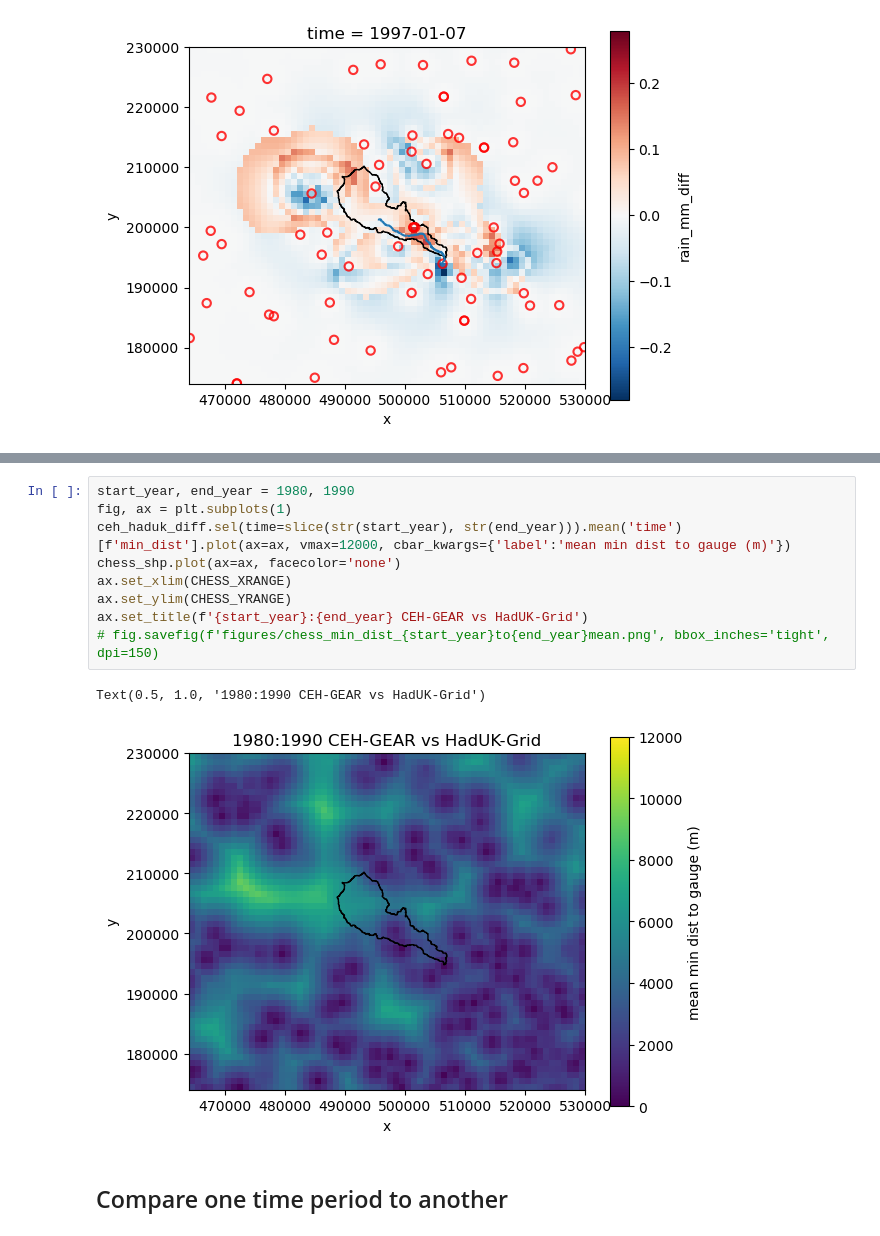
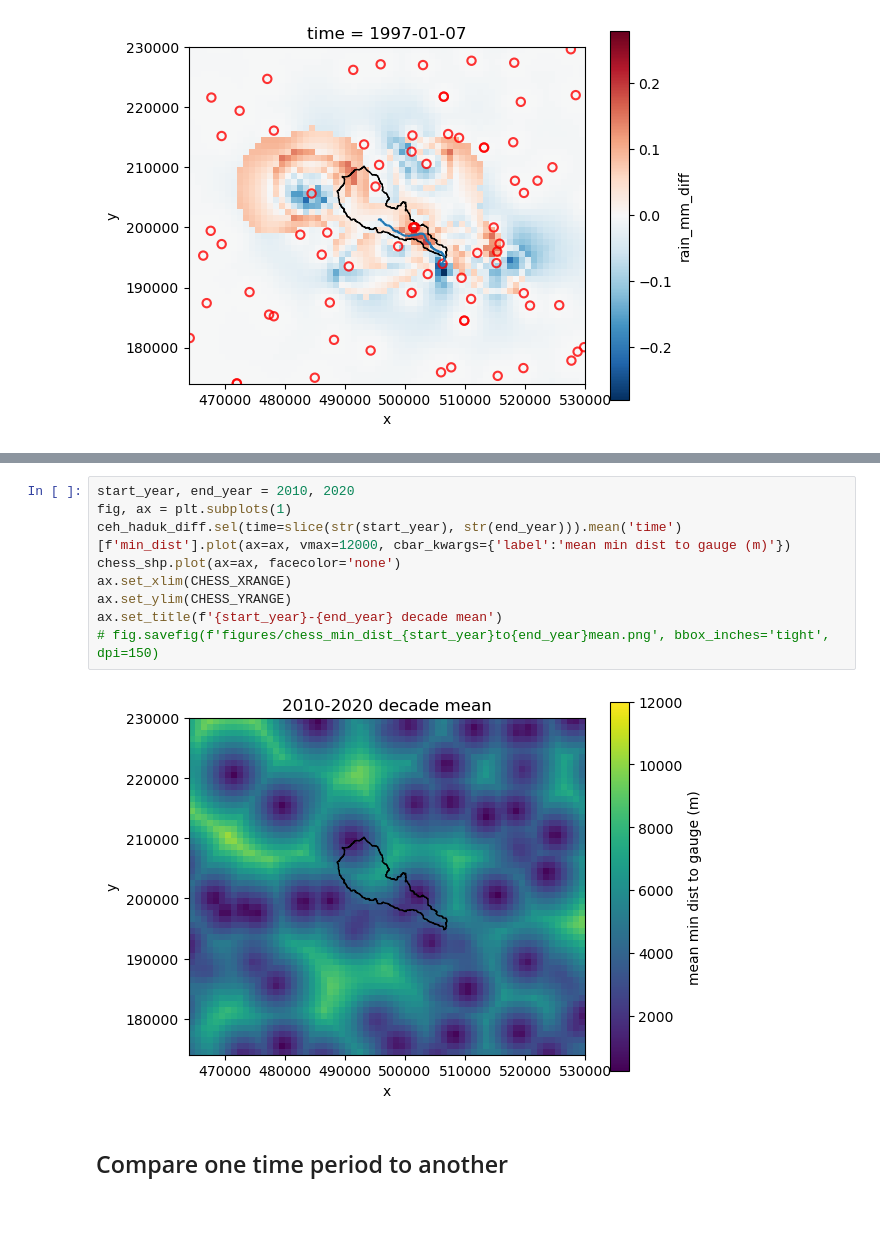
Before and after one commit to Thomasjkeel/FDRI_Chess-rain-gauges, a Jupyter notebook: chess_catchment.ipynb, the cells around one changed output, grey strips where cells are left out. Saved outputs shown, nothing was run; the diff lists cells and outputs as text.

```diff
--- a/chess_catchment.ipynb
+++ b/chess_catchment.ipynb
@@ -189,15 +188,14 @@ Text(0.5, 1.0, '1980:1990 CEH-GEAR vs HadUK-Grid')
 # %%
-start_year, end_year = 1980, 1990
+start_year, end_year = 2010, 2020
 fig, ax = plt.subplots(1)
 ceh_haduk_diff.sel(time=slice(str(start_year), str(end_year))).mean('time')[f'min_dist'].plot(ax=ax, vmax=12000, cbar_kwargs={'label':'mean min dist to gauge (m)'})
 chess_shp.plot(ax=ax, facecolor='none')
 ax.set_xlim(CHESS_XRANGE)
 ax.set_ylim(CHESS_YRANGE)
-ax.set_title(f'{start_year}:{end_year} CEH-GEAR vs HadUK-Grid')
+ax.set_title(f'{start_year}-{end_year} decade mean')
 # fig.savefig(f'figures/chess_min_dist_{start_year}to{end_year}mean.png', bbox_inches='tight', dpi=150)
 # %% [output]
-Text(0.5, 1.0, '1980:1990 CEH-GEAR vs HadUK-Grid')
-[figure, old version]
+[figure, new version]
 # %% [markdown]
 ## Compare one time period to another
 # %%
```
Also changed, not shown: parts of 1 cell of this notebook, 4 other files.
